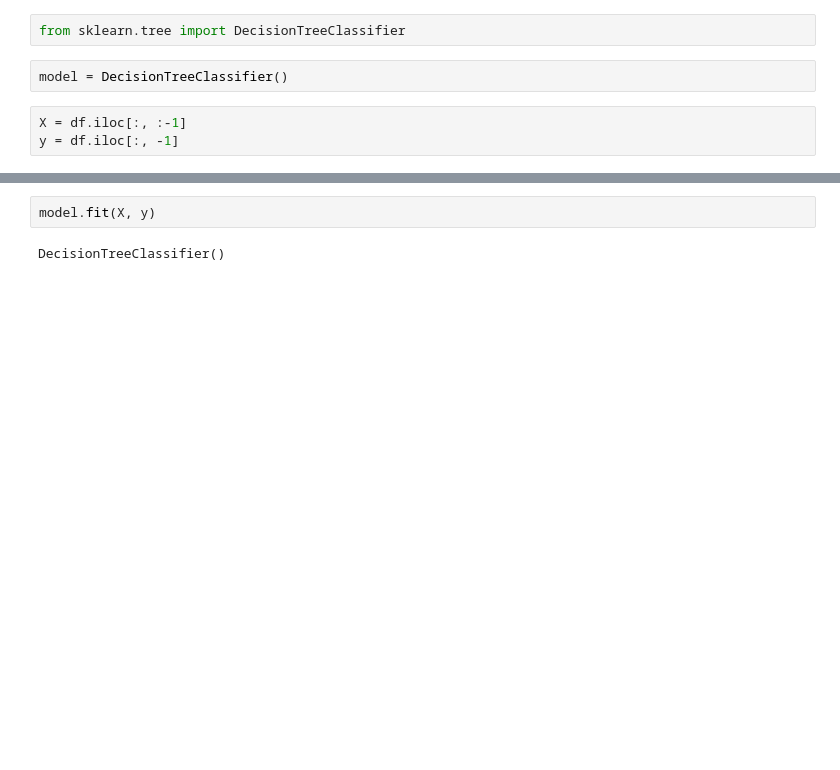
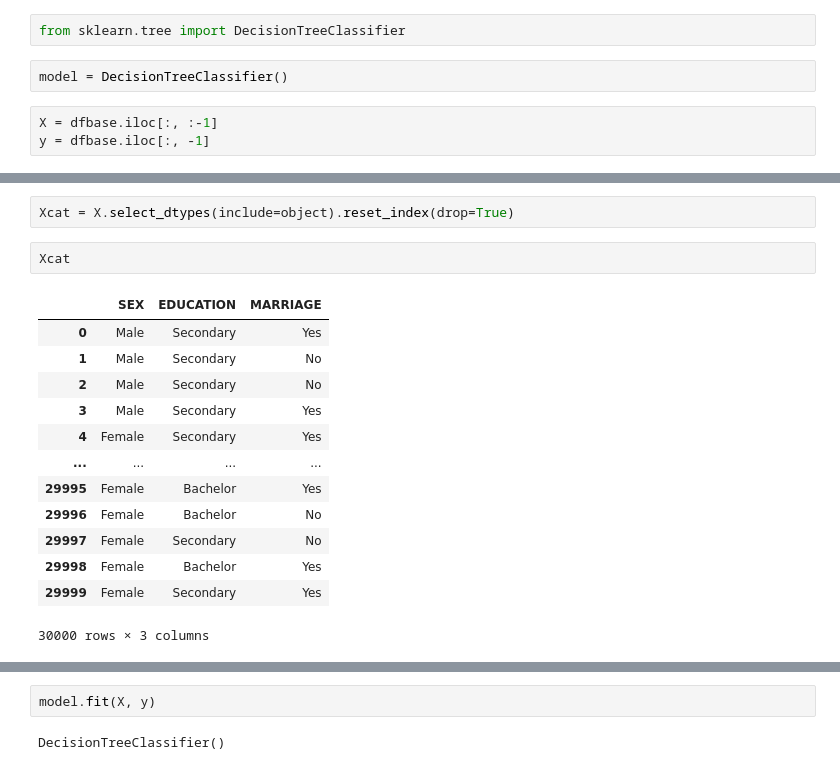
Before and after one commit to apoboldon/machine-learning-program, a Jupyter notebook: 01_Web Development & Machine Learning Deployment/01session_ml-deployment.ipynb, the cells around one changed output, grey strips where cells are left out. Cells and saved outputs as stored; diff of their text form; blank space fills up the shorter version.

```diff
--- a/01_Web Development & Machine Learning Deployment/01session_ml-deployment.ipynb
+++ b/01_Web Development & Machine Learning Deployment/01session_ml-deployment.ipynb
@@ -68,5 +92,5 @@ from sklearn.tree import DecisionTreeClassifier
 # %%
 model = DecisionTreeClassifier()
 # %%
-X = df.iloc[:, :-1]
-y = df.iloc[:, -1]
+X = dfbase.iloc[:, :-1]
+y = dfbase.iloc[:, -1]
@@ -72,0 +153,18 @@ y = df.iloc[:, -1]
+# %%
+Xcat = X.select_dtypes(include=object).reset_index(drop=True)
+# %%
+Xcat
+# %% [output]
+|  | SEX | EDUCATION | MARRIAGE |
+| 0 | Male | Secondary | Yes |
+| 1 | Male | Secondary | No |
+| 2 | Male | Secondary | No |
+| 3 | Male | Secondary | Yes |
+| 4 | Female | Secondary | Yes |
+| ... | ... | ... | ... |
+| 29995 | Female | Bachelor | Yes |
+| 29996 | Female | Bachelor | No |
+| 29997 | Female | Secondary | No |
+| 29998 | Female | Bachelor | Yes |
+| 29999 | Female | Secondary | Yes |
+30000 rows × 3 columns
```
Also changed, not shown: parts of 45 cells of this notebook.
